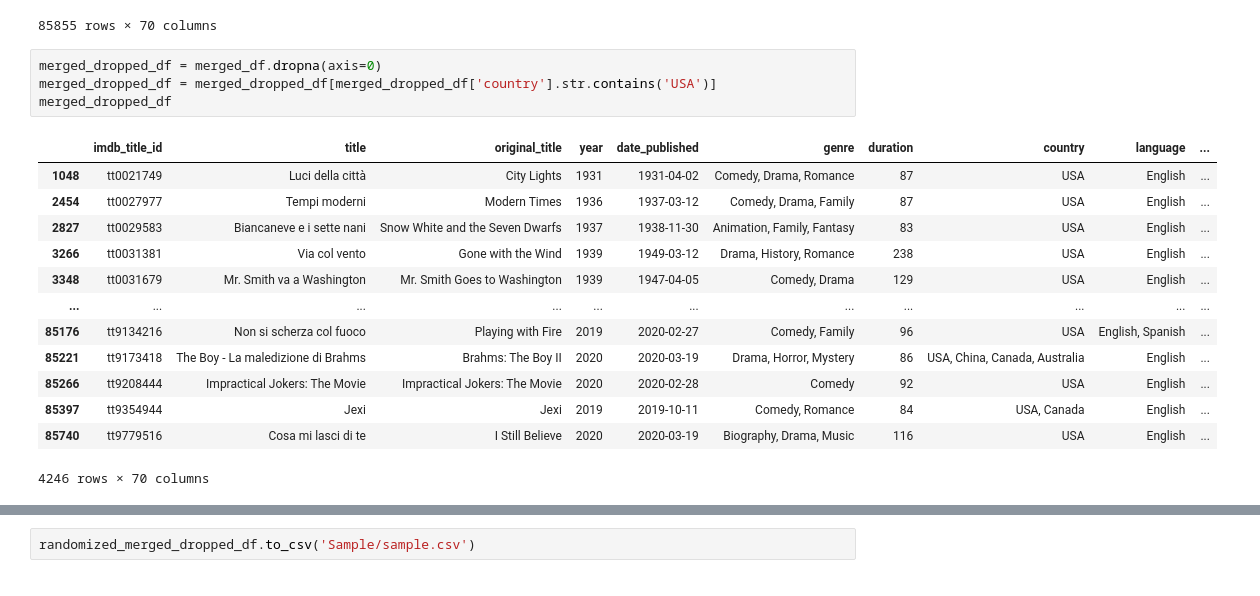
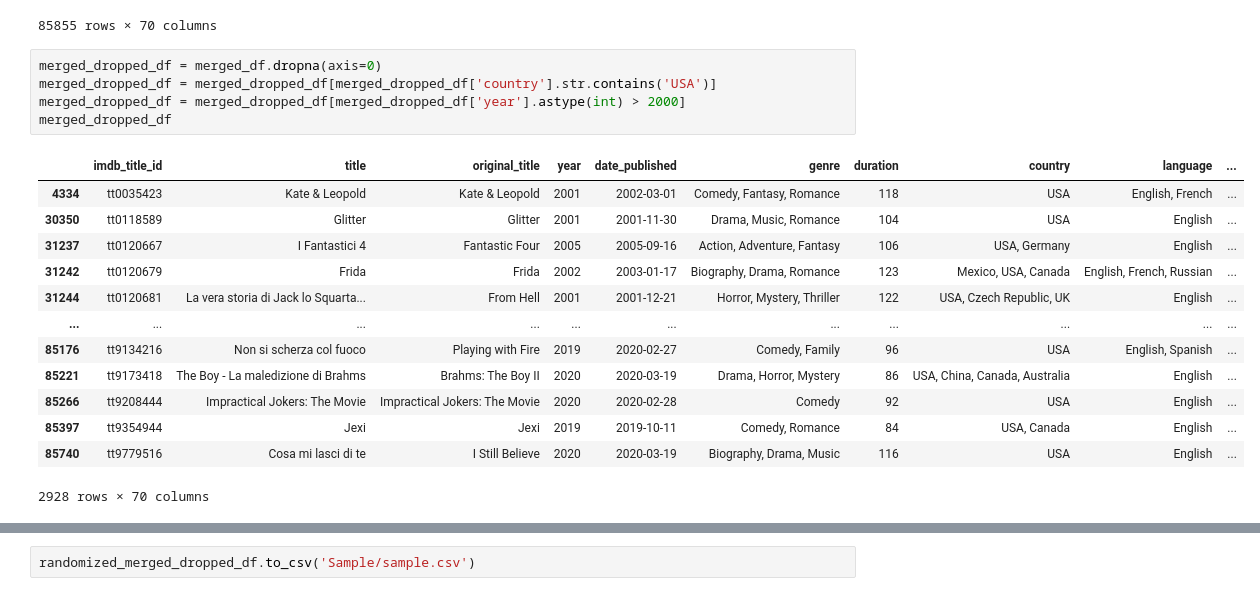
Before and after one commit to ianmkinney/imdb-machine-learning, a Jupyter notebook: MoviesClean.ipynb, the cells around one changed output, grey strips where cells are left out. Cells and saved outputs as stored; diff of their text form.

```diff
--- a/MoviesClean.ipynb
+++ b/MoviesClean.ipynb
@@ -55,18 +61,19 @@ merged_df
 # %%
 merged_dropped_df = merged_df.dropna(axis=0)
 merged_dropped_df = merged_dropped_df[merged_dropped_df['country'].str.contains('USA')]
+merged_dropped_df = merged_dropped_df[merged_dropped_df['year'].astype(int) > 2000]
 merged_dropped_df
 # %% [output]
 |  | imdb_title_id | title | original_title | year | date_published | genre | duration | country | language | ... |
-| 1048 | tt0021749 | Luci della città | City Lights | 1931 | 1931-04-02 | Comedy, Drama, Romance | 87 | USA | English | ... |
-| 2454 | tt0027977 | Tempi moderni | Modern Times | 1936 | 1937-03-12 | Comedy, Drama, Family | 87 | USA | English | ... |
-| 2827 | tt0029583 | Biancaneve e i sette nani | Snow White and the Seven Dwarfs | 1937 | 1938-11-30 | Animation, Family, Fantasy | 83 | USA | English | ... |
-| 3266 | tt0031381 | Via col vento | Gone with the Wind | 1939 | 1949-03-12 | Drama, History, Romance | 238 | USA | English | ... |
-| 3348 | tt0031679 | Mr. Smith va a Washington | Mr. Smith Goes to Washington | 1939 | 1947-04-05 | Comedy, Drama | 129 | USA | English | ... |
+| 4334 | tt0035423 | Kate & Leopold | Kate & Leopold | 2001 | 2002-03-01 | Comedy, Fantasy, Romance | 118 | USA | English, French | ... |
+| 30350 | tt0118589 | Glitter | Glitter | 2001 | 2001-11-30 | Drama, Music, Romance | 104 | USA | English | ... |
+| 31237 | tt0120667 | I Fantastici 4 | Fantastic Four | 2005 | 2005-09-16 | Action, Adventure, Fantasy | 106 | USA, Germany | English | ... |
+| 31242 | tt0120679 | Frida | Frida | 2002 | 2003-01-17 | Biography, Drama, Romance | 123 | Mexico, USA, Canada | English, French, Russian | ... |
+| 31244 | tt0120681 | La vera storia di Jack lo Squarta... | From Hell | 2001 | 2001-12-21 | Horror, Mystery, Thriller | 122 | USA, Czech Republic, UK | English | ... |
 | ... | ... | ... | ... | ... | ... | ... | ... | ... | ... | ... |
 | 85176 | tt9134216 | Non si scherza col fuoco | Playing with Fire | 2019 | 2020-02-27 | Comedy, Family | 96 | USA | English, Spanish | ... |
 | 85221 | tt9173418 | The Boy - La maledizione di Brahms | Brahms: The Boy II | 2020 | 2020-03-19 | Drama, Horror, Mystery | 86 | USA, China, Canada, Australia | English | ... |
 | 85266 | tt9208444 | Impractical Jokers: The Movie | Impractical Jokers: The Movie | 2020 | 2020-02-28 | Comedy | 92 | USA | English | ... |
 | 85397 | tt9354944 | Jexi | Jexi | 2019 | 2019-10-11 | Comedy, Romance | 84 | USA, Canada | English | ... |
 | 85740 | tt9779516 | Cosa mi lasci di te | I Still Believe | 2020 | 2020-03-19 | Biography, Drama, Music | 116 | USA | English | ... |
-4246 rows × 70 columns
+2928 rows × 70 columns
```
Also changed, not shown: parts of 15 cells of this notebook, 6 other files.
